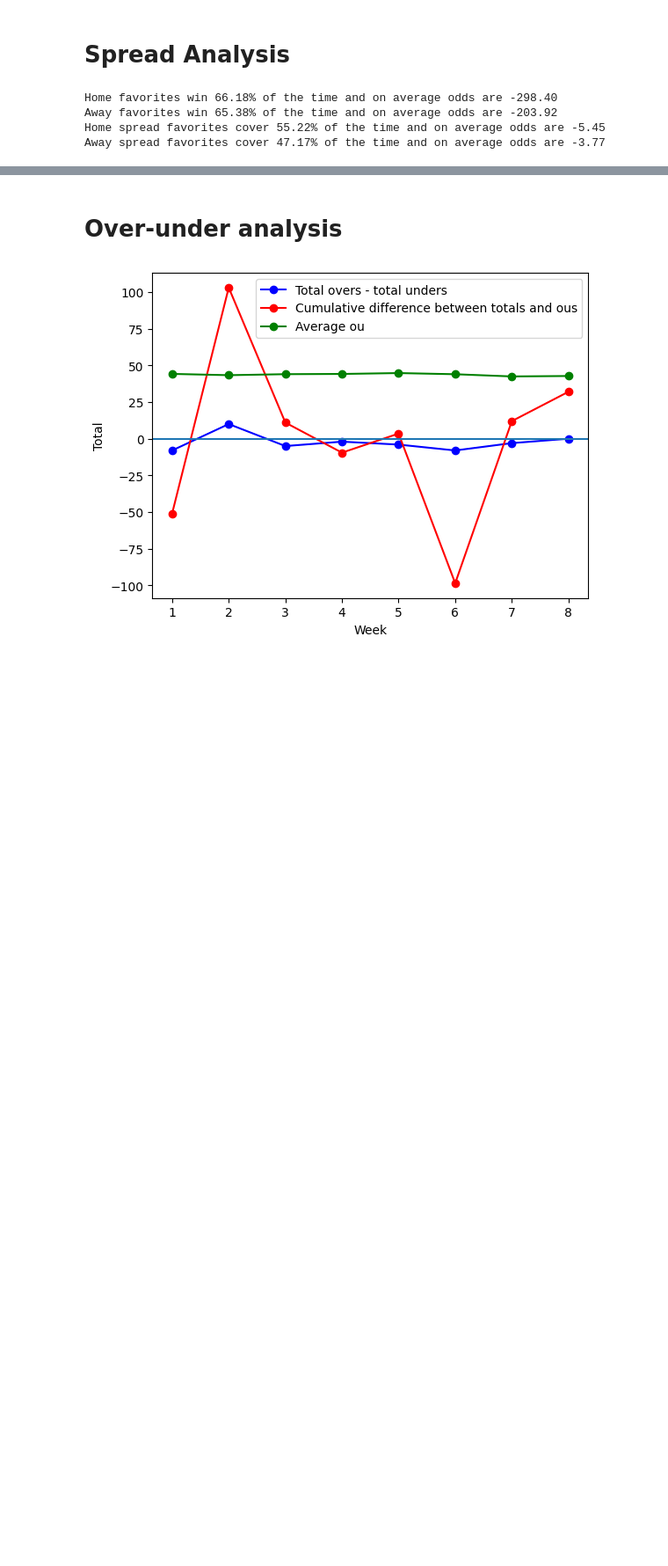
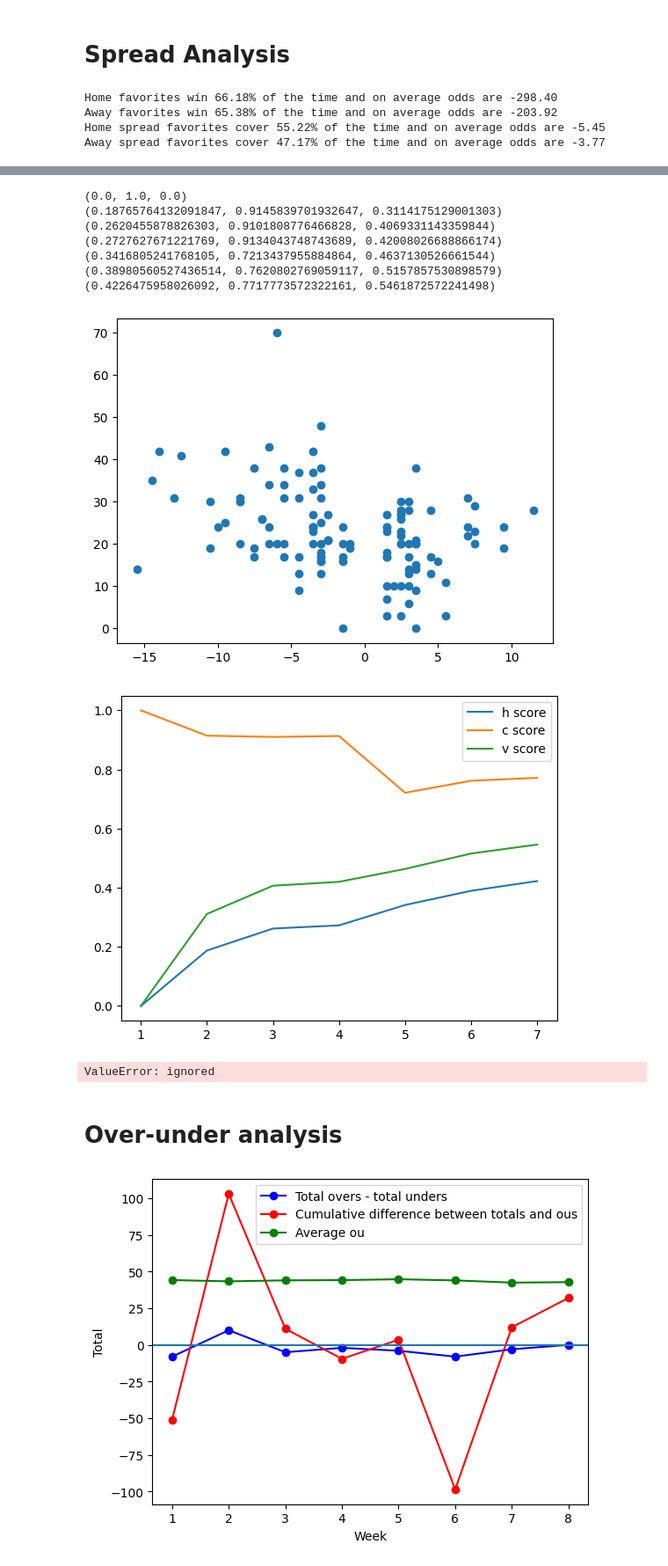
Before and after one commit to tkusak27/nfl-spreads-ai, a Jupyter notebook: nfl_spreads.ipynb, the cells around one changed output, grey strips where cells are left out. Shown at 88% size. Drawn from its saved outputs; the diff is of its cells as text; code cells hidden in the pictures; blank space fills up the shorter version.

```diff
--- a/nfl_spreads.ipynb
+++ b/nfl_spreads.ipynb
@@ -177,3 +182,49 @@ Away spread favorites cover 47.17% of the time and on average odds are -3.77
+# %%
+from sklearn.cluster import KMeans
+from sklearn.metrics import homogeneity_completeness_v_measure
+import numpy as np
+import tqdm
+
+exps = {}
+
+data = [[float(row['home_spread']), int(row['home_score'])] for index, row in df.iterrows()]
+
+for k in tqdm.tqdm(range(1,8)):
+  exps[k] = {}
+  kmeans = KMeans(n_clusters=k, n_init='auto').fit(data)
+  hcv = homogeneity_completeness_v_measure(df['home_score'],kmeans.labels_)
+  print( hcv)
+  exps[k]['h'],exps[k]['c'],exps[k]['v'] = hcv
+
+
+import matplotlib.pyplot as plt
+
+plt.scatter([i[0] for i in data], [i[1] for i in data])
+plt.show()
+
+
+krange = range(1,8)
+plt.plot(krange,[exps[k]['h'] for k in krange],label='h score')
+plt.plot(krange,[exps[k]['c'] for k in krange],label='c score')
+plt.plot(krange,[exps[k]['v'] for k in krange],label='v score')
+plt.legend()
+plt.show()
+# %% [output]
+(0.0, 1.0, 0.0)
+(0.18765764132091847, 0.9145839701932647, 0.3114175129001303)
+(0.2620455878826303, 0.9101808776466828, 0.4069331143359844)
+(0.2727627671221769, 0.9134043748743689, 0.42008026688866174)
+(0.3416805241768105, 0.7213437955884864, 0.4637130526661544)
+(0.38980560527436514, 0.7620802769059117, 0.5157857530898579)
+(0.4226475958026092, 0.7717773572322161, 0.5461872572241498)
+[figure, added]
+[figure, added]
+# %%
+import seaborn as sns
+
+sns.pairplot(df)
+# %% [output]
+ValueError: ignored
 # %% [markdown]
 # Over-under analysis
 # %%
```
Also changed, not shown: parts of 2 cells of this notebook.
